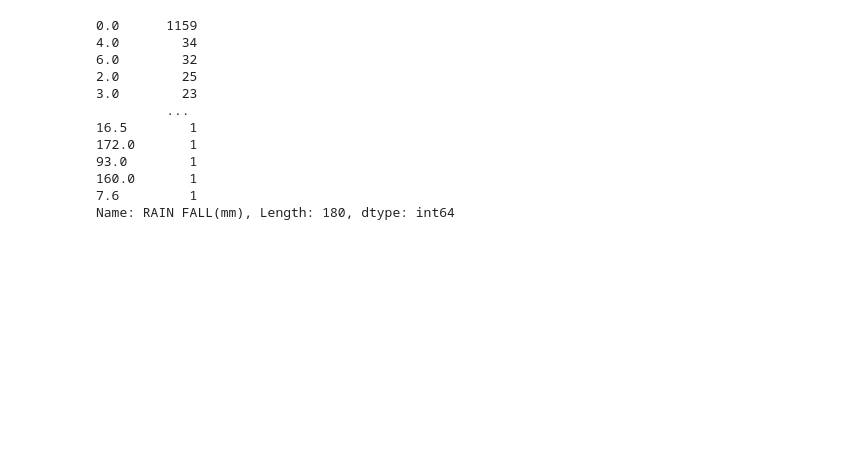
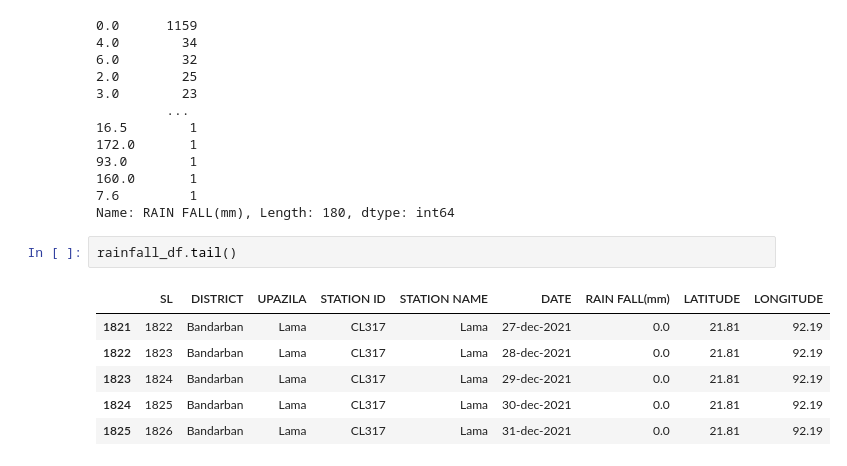
Before and after one commit to Salekeen/Flood-Detection, a Jupyter notebook: preprocessing.ipynb, the cells around one changed output. Drawn from its saved outputs; the diff is of its cells as text; blank space fills up the shorter version.

```diff
--- a/preprocessing.ipynb
+++ b/preprocessing.ipynb
@@ -49,3 +49,12 @@ rainfall_df['RAIN FALL(mm)'].value_counts()
 160.0       1
 7.6         1
 Name: RAIN FALL(mm), Length: 180, dtype: int64
+# %%
+rainfall_df.tail()
+# %% [output]
+|  | SL | DISTRICT | UPAZILA | STATION ID | STATION NAME | DATE | RAIN FALL(mm) | LATITUDE | LONGITUDE |
+| 1821 | 1822 | Bandarban | Lama | CL317 | Lama | 27-dec-2021 | 0.0 | 21.81 | 92.19 |
+| 1822 | 1823 | Bandarban | Lama | CL317 | Lama | 28-dec-2021 | 0.0 | 21.81 | 92.19 |
+| 1823 | 1824 | Bandarban | Lama | CL317 | Lama | 29-dec-2021 | 0.0 | 21.81 | 92.19 |
+| 1824 | 1825 | Bandarban | Lama | CL317 | Lama | 30-dec-2021 | 0.0 | 21.81 | 92.19 |
+| 1825 | 1826 | Bandarban | Lama | CL317 | Lama | 31-dec-2021 | 0.0 | 21.81 | 92.19 |
```
Also changed, not shown: parts of 8 cells of this notebook.
